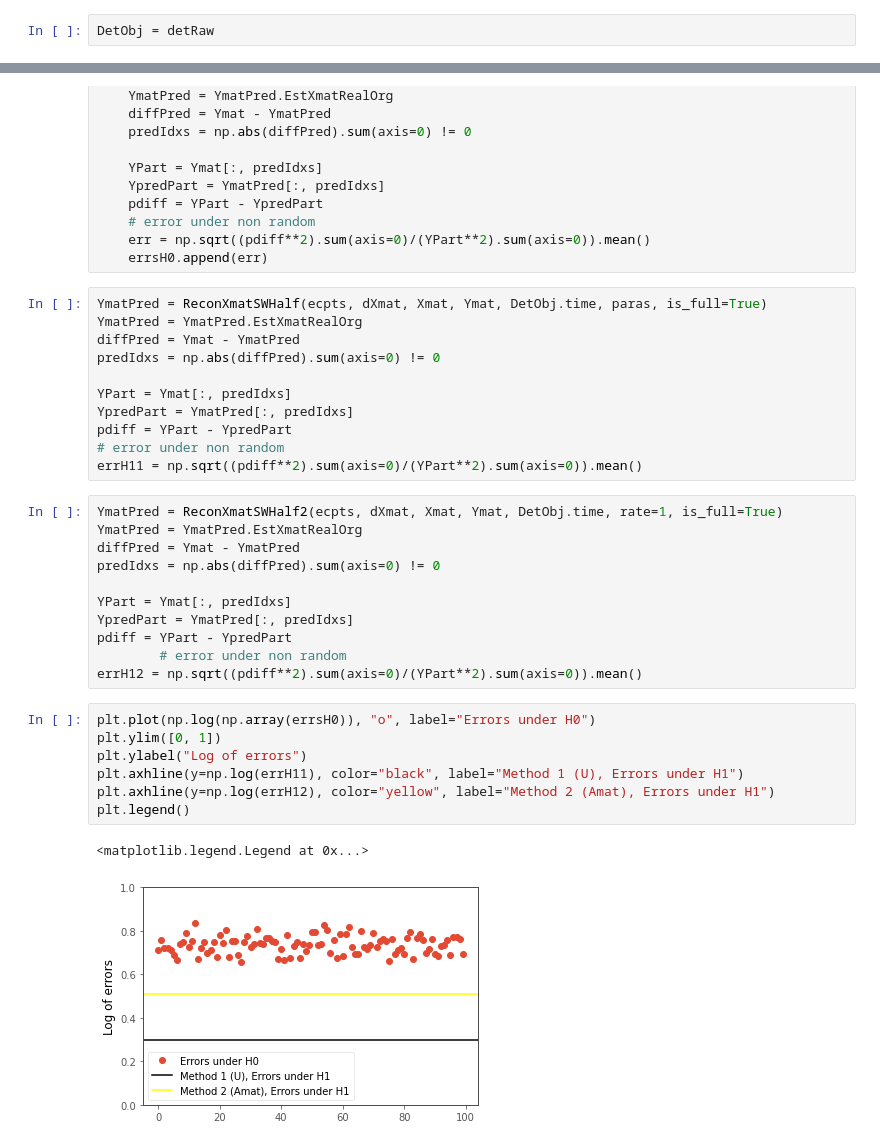
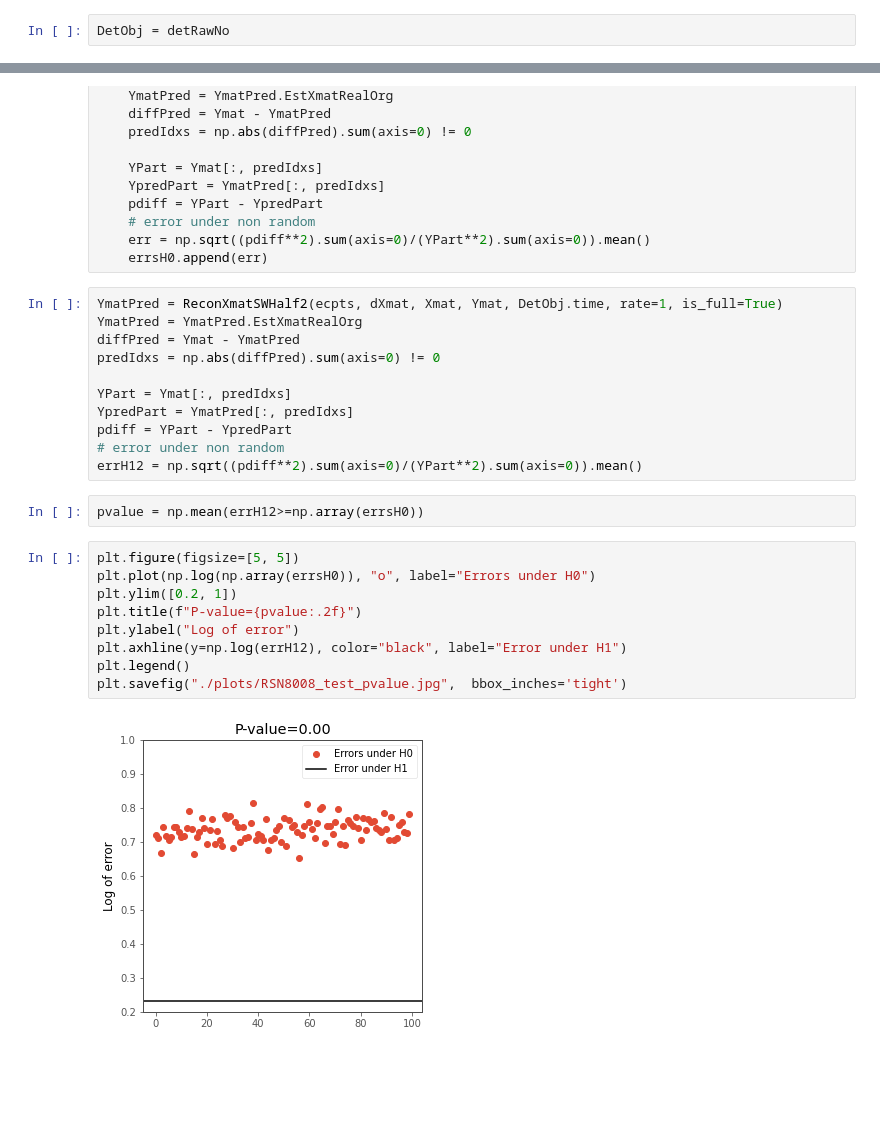
Before and after one commit to JINhuaqing/TVDN-simu, a Jupyter notebook: NeuroImgR1/MEG-RS8008-H0-test.ipynb, the cells around one changed output, grey strips where cells are left out. Drawn from its saved outputs; the diff is of its cells as text; blank space fills up the shorter version.

```diff
--- a/NeuroImgR1/MEG-RS8008-H0-test.ipynb
+++ b/NeuroImgR1/MEG-RS8008-H0-test.ipynb
@@ -158,7 +117,7 @@ print(detRawNo)
 # %% [markdown]
 **Obtain Amat for each time point and save it**
 # %%
-DetObj = detRaw
+DetObj = detRawNo
 # %%
 time = DetObj.time
 Xmat = DetObj.Xmat
@@ -214,7 +173,7 @@ for jj in tqdm(range(Nrep)):
     err = np.sqrt((pdiff**2).sum(axis=0)/(YPart**2).sum(axis=0)).mean()
     errsH0.append(err)
 # %%
-YmatPred = ReconXmatSWHalf(ecpts, dXmat, Xmat, Ymat, DetObj.time, paras, is_full=True)
+YmatPred = ReconXmatSWHalf2(ecpts, dXmat, Xmat, Ymat, DetObj.time, rate=1, is_full=True)
 YmatPred = YmatPred.EstXmatRealOrg
 diffPred = Ymat - YmatPred
 predIdxs = np.abs(diffPred).sum(axis=0) != 0
@@ -223,25 +182,17 @@ YPart = Ymat[:, predIdxs]
 YpredPart = YmatPred[:, predIdxs]
 pdiff = YPart - YpredPart
 # error under non random
-errH11 = np.sqrt((pdiff**2).sum(axis=0)/(YPart**2).sum(axis=0)).mean()
+errH12 = np.sqrt((pdiff**2).sum(axis=0)/(YPart**2).sum(axis=0)).mean()
-# %%
-YmatPred = ReconXmatSWHalf2(ecpts, dXmat, Xmat, Ymat, DetObj.time, rate=1, is_full=True)
-YmatPred = YmatPred.EstXmatRealOrg
-diffPred = Ymat - YmatPred
-predIdxs = np.abs(diffPred).sum(axis=0) != 0
-
-YPart = Ymat[:, predIdxs]
-YpredPart = YmatPred[:, predIdxs]
-pdiff = YPart - YpredPart
-        # error under non random
-errH12 = np.sqrt((pdiff**2).sum(axis=0)/(YPart**2).sum(axis=0)).mean()
+# %%
+pvalue = np.mean(errH12>=np.array(errsH0))
 # %%
+plt.figure(figsize=[5, 5])
 plt.plot(np.log(np.array(errsH0)), "o", label="Errors under H0")
-plt.ylim([0, 1])
-plt.ylabel("Log of errors")
-plt.axhline(y=np.log(errH11), color="black", label="Method 1 (U), Errors under H1")
-plt.axhline(y=np.log(errH12), color="yellow", label="Method 2 (Amat), Errors under H1")
+plt.ylim([0.2, 1])
+plt.title(f"P-value={pvalue:.2f}")
+plt.ylabel("Log of error")
+plt.axhline(y=np.log(errH12), color="black", label="Error under H1")
 plt.legend()
+plt.savefig("./plots/RSN8008_test_pvalue.jpg",  bbox_inches='tight')
 # %% [output]
-<matplotlib.legend.Legend at 0x...>
-[figure, old version]
+[figure, new version]
```
Also changed, not shown: parts of 6 cells of this notebook, 10 other files.
